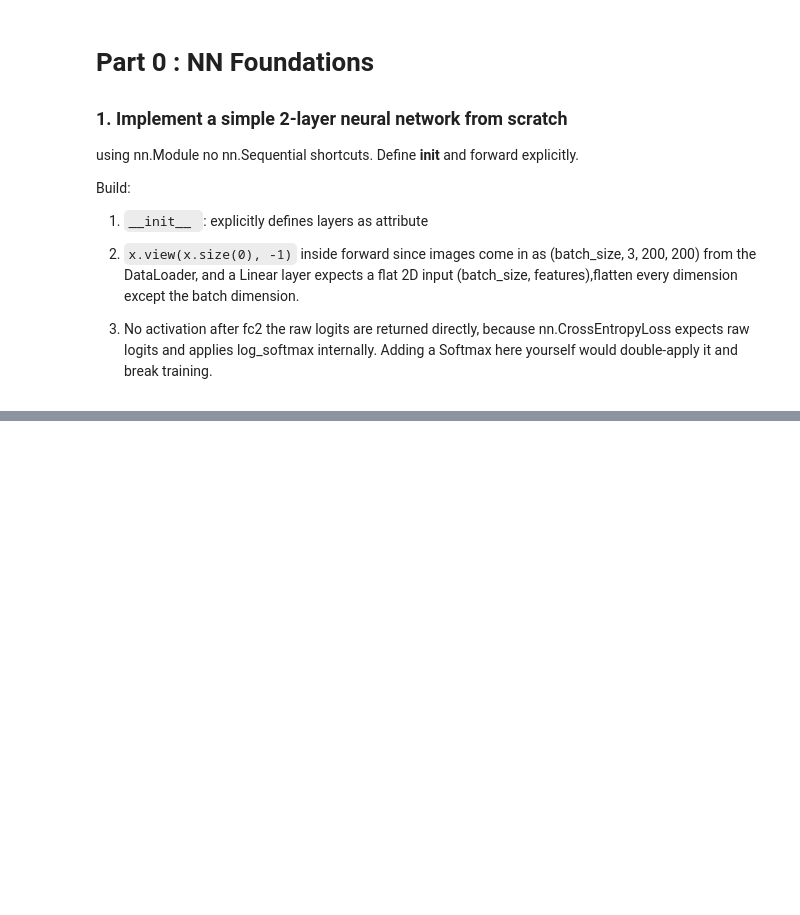
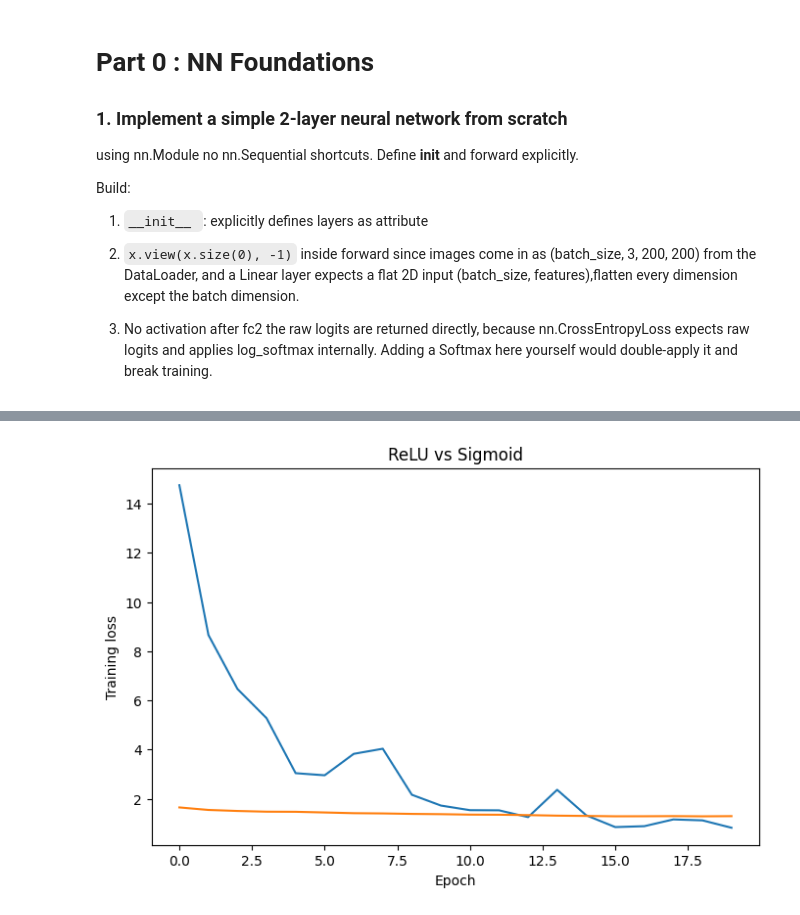
Before and after one commit to un1u3/ml-labs, a Jupyter notebook: fusemachines-2026/phase3/assignment1/NEU_Surface_Defect.ipynb, the cells around one changed output, grey strips where cells are left out. Saved outputs shown, nothing was run; the diff lists cells and outputs as text; code cells hidden in the pictures; blank space fills up the shorter version.

```diff
--- a/fusemachines-2026/phase3/assignment1/NEU_Surface_Defect.ipynb
+++ b/fusemachines-2026/phase3/assignment1/NEU_Surface_Defect.ipynb
@@ -87,0 +144,11 @@ class Simple2LayerNN(nn.Module):
+# %%
+#reset seed to the same vlaue so model_sigmoid gets identical initital weights
+torch.manual_seed(42)
+model_sigmoid = Simple2LayerNN(input_size, hidden_size, num_classes, activation = "sigmoid")
+# %%
+# seperate optimizer for each model, adam tracks per-parameter state, so eacch model needs its own instance
+opt_relu = torch.optim.Adam(model_relu.parameters(), lr=0.001)
+opt_sigmoid = torch.optim.Adam(model_sigmoid.parameters(), lr=0.001)
+# %%
+print("Training with ReLU.......")
+loss_relu = train_model(model_relu, opt_relu, train_loader, criterion, epochs)
@@ -87,0 +173,3 @@ class Simple2LayerNN(nn.Module):
+# %%
+print("Training with sigmoid........")
+loss_sigmoid = train_model(model_sigmoid, opt_sigmoid, train_loader, criterion, epochs)
@@ -87,0 +194,10 @@ class Simple2LayerNN(nn.Module):
+# %%
+plt.figure(figsize=(8,5))
+plt.plot(loss_relu, label="ReLU")
+plt.plot(loss_sigmoid, label= "sigmoid")
+plt.xlabel("Epoch")
+plt.ylabel("Training loss")
+plt.title("ReLU vs Sigmoid")
+plt.show()
+# %% [output]
+[figure, added]
```
Also changed, not shown: parts of 10 cells of this notebook.
